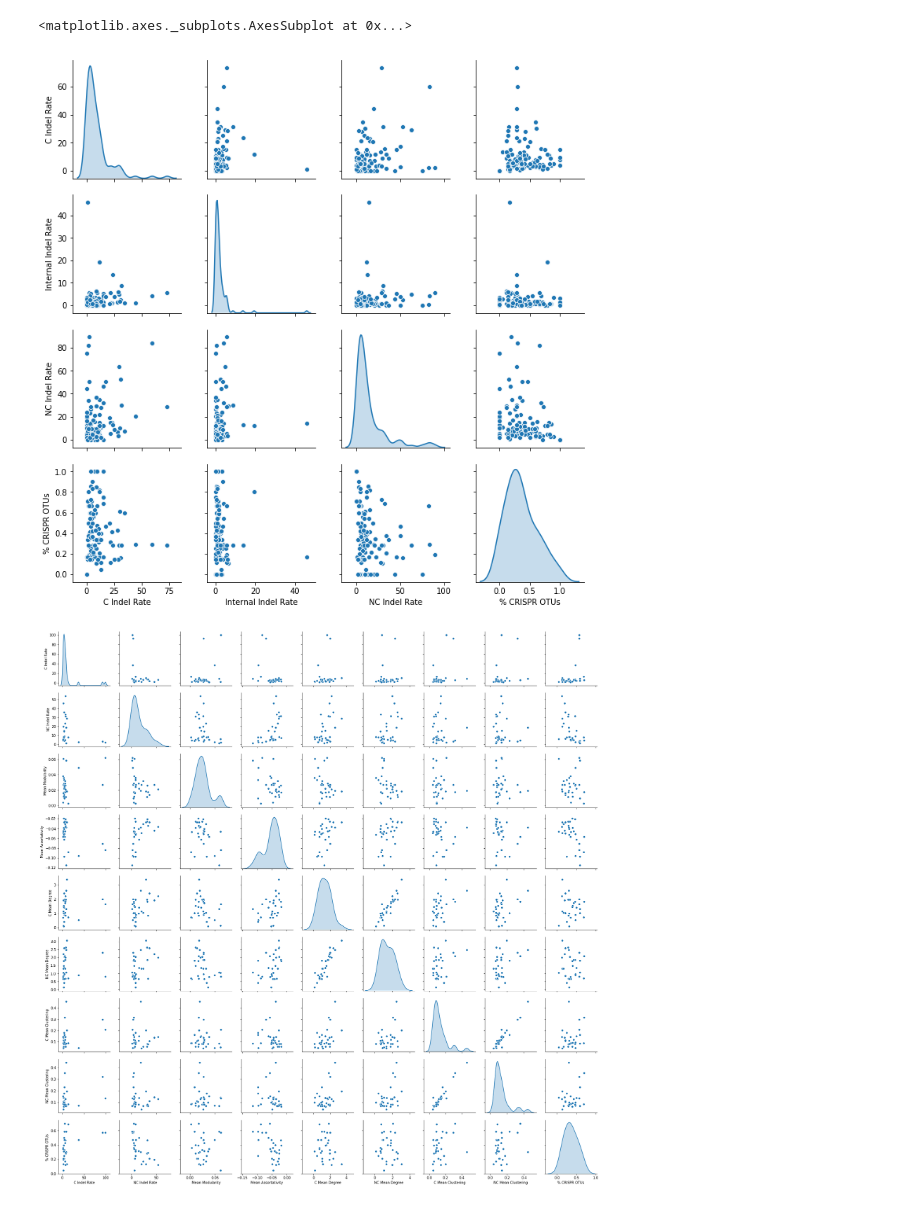
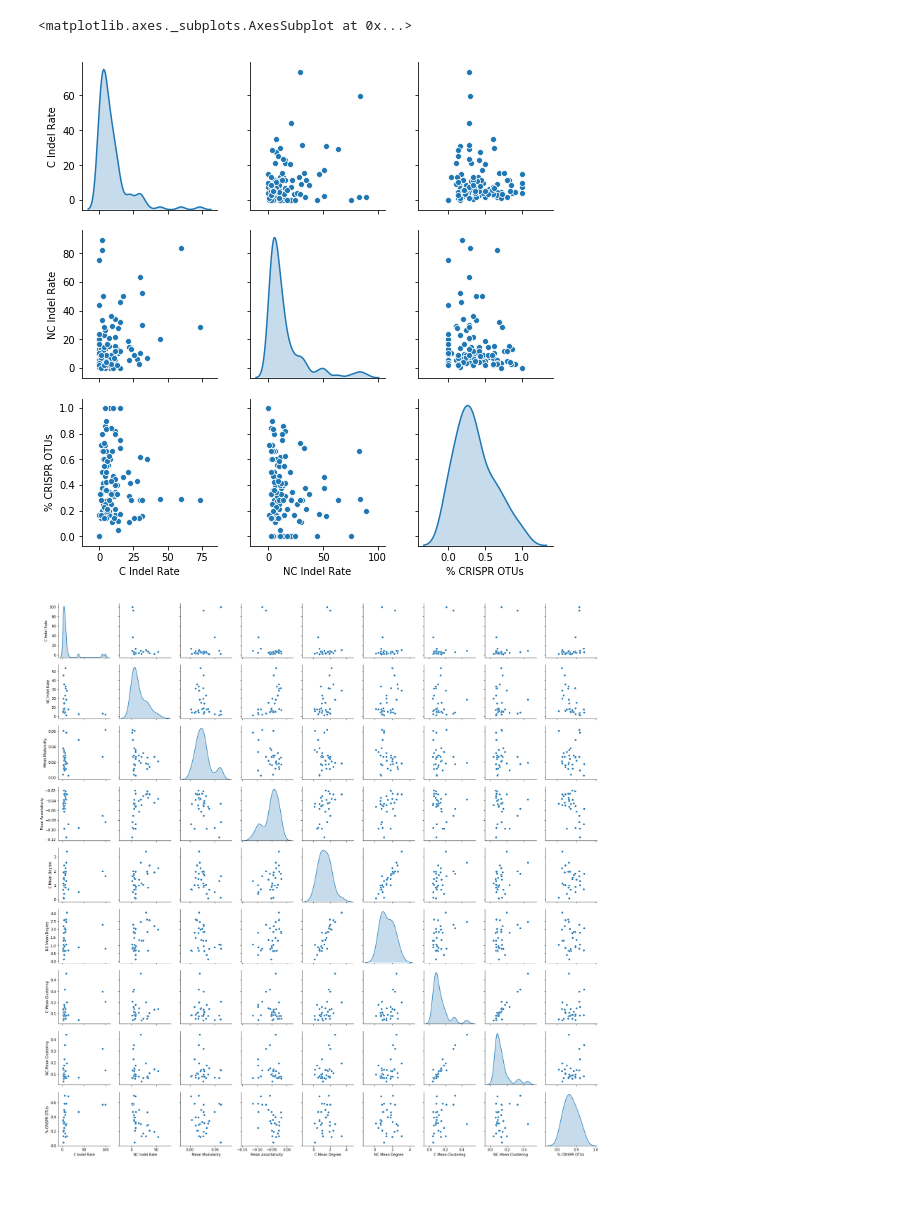
Before and after one commit to DJSiddharthVader/Undergrad_Thesis, a Jupyter notebook: notebooks/plotting.ipynb, the cells around one changed output. Cells and saved outputs as stored; diff of their text form; code cells hidden in the pictures.

```diff
--- a/notebooks/plotting.ipynb
+++ b/notebooks/plotting.ipynb
@@ -100,22 +100,22 @@ plu.violinPlot(stats,col='assortativity',dpi=dpi,
 # %%
 # nohdf.head()
 # pairdf = nohdf.drop(['c_sem_indel','nc_sem_indel',
 #                      't_otus','cnc_ratediff'],1)
 # pairdf.columns = ['C Indel Rate','NC Indel Rate','Mean Modularity',
 #                   'Mean Assortativity','C Mean Degree','NC Mean Degree',
 #                   'C Mean Clustering','NC Mean Clustering',
 #                   '% CRISPR OTUs '
 #                  ]
 pairdf = mmdf.drop(['c_sem_indel','nc_sem_indel',
-                     'int_sem_indel','t_otus'],1)
-pairdf.columns = ['C Indel Rate','Internal Indel Rate',
+                     'int_sem_indel','t_otus','int_indel'],1)
+pairdf.columns = ['C Indel Rate',#'Internal Indel Rate',
                   'NC Indel Rate','% CRISPR OTUs']
 pairdf['Genus'] = pairdf.index
 g = sns.pairplot(pairdf,diag_kind='kde')
 g.savefig('{}/pairplot.png'.format(basefigdir),
         dpi=dpi,format='png',frameon=False)
 # %% [output]
-[figure, old version]
+[figure, new version]
 # %%
 npairdf = nohdf.drop(['c_sem_indel','nc_sem_indel',
                      't_otus','cnc_ratediff'],1)
```
Also changed, not shown: parts of 2 cells of this notebook, 10 other files.
